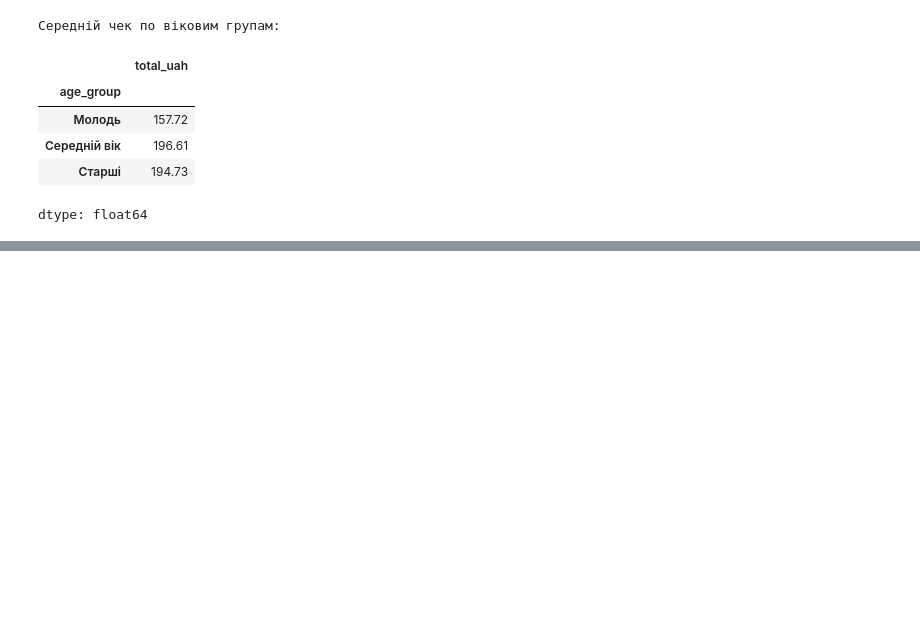
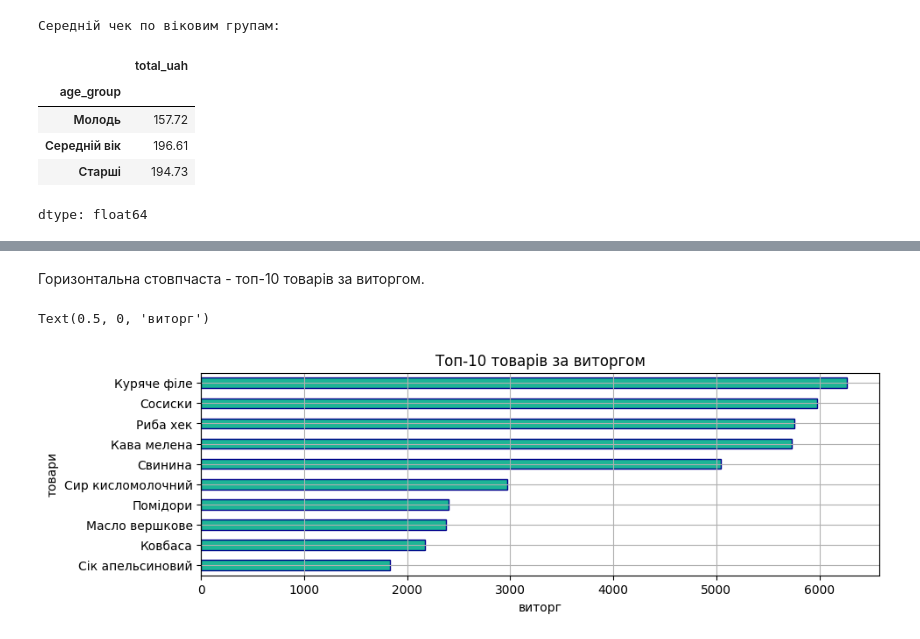
Before and after one commit to zzzer0-wav/myDTA_2026, a Jupyter notebook: projects_analysis/project_sales_analysis.ipynb, the cells around one changed output, grey strips where cells are left out. Cells and saved outputs as stored; diff of their text form; code cells hidden in the pictures; blank space fills up the shorter version.

```diff
--- a/projects_analysis/project_sales_analysis.ipynb
+++ b/projects_analysis/project_sales_analysis.ipynb
@@ -569,0 +605,25 @@ dtype: float64
+# %% [markdown]
+Горизонтальна стовпчаста - топ-10 товарів за виторгом.
+# %%
+fig = plt.figure(figsize=(10, 3))
+
+top10_revenue = (
+    df.groupby('product')['total_uah']
+    .sum()
+    .sort_values(ascending=True)
+    .tail(10)
+)
+
+top10_revenue.plot(
+    kind='barh',
+    color='#1db596',
+    edgecolor='darkblue'
+)
+
+plt.title('Топ-10 товарів за виторгом')
+plt.grid()
+plt.ylabel('товари')
+plt.xlabel('виторг')
+# %% [output]
+Text(0.5, 0, 'виторг')
+[figure, added]
```
Also changed, not shown: parts of 9 cells of this notebook.
